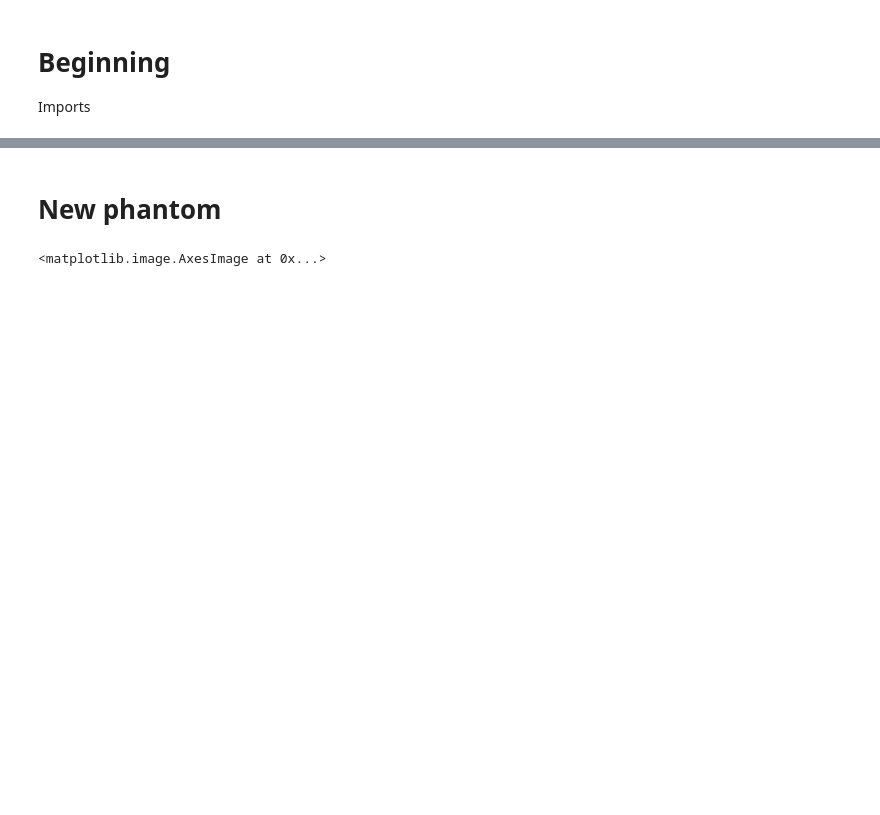
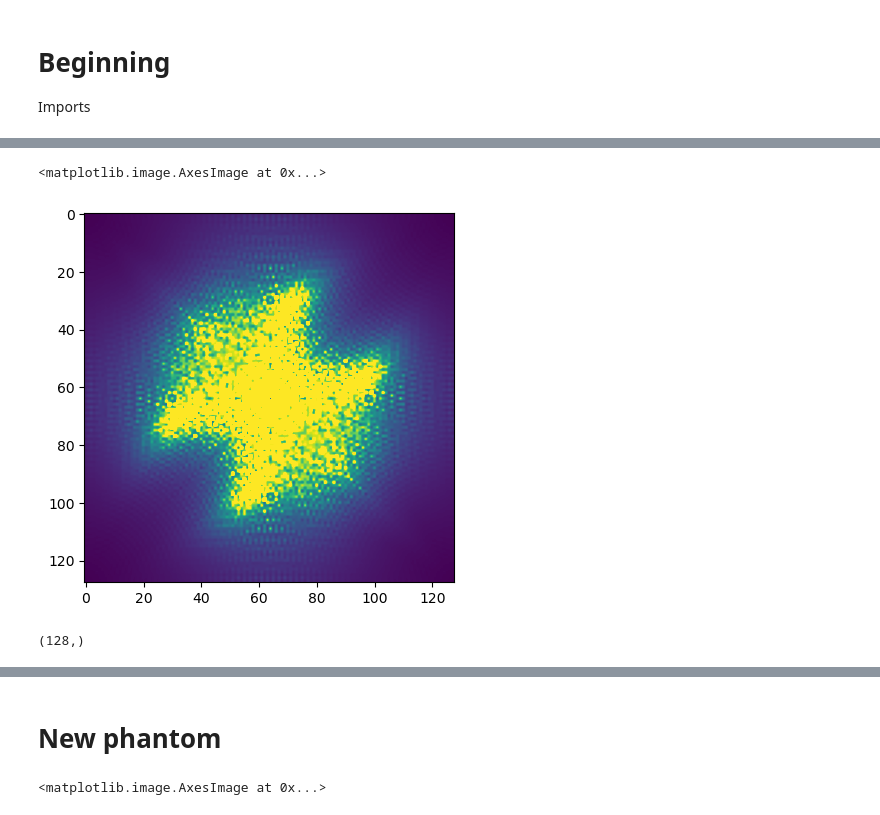
Before and after one commit to SyneRBI/PETRIC-Tomo-Unimib, a Jupyter notebook: conv_speed_2D.ipynb, the cells around one changed output, grey strips where cells are left out. Cells and saved outputs as stored; diff of their text form; code cells hidden in the pictures; blank space fills up the shorter version.

```diff
--- a/conv_speed_2D.ipynb
+++ b/conv_speed_2D.ipynb
@@ -11,0 +20,12 @@ from skimage.data import shepp_logan_phantom
+# %%
+orFT = np.fft.fft2(i1)
+bpFT = np.fft.fft2(ibp)
+# %%
+plt.imshow(1/np.abs(bpFT),vmax=10)
+# %% [output]
+<matplotlib.image.AxesImage at 0x...>
+[figure, added]
+# %%
+np.diag(bpFT).shape
+# %% [output]
+(128,)
```
Also changed, not shown: parts of 2 cells of this notebook, 2 other files.
